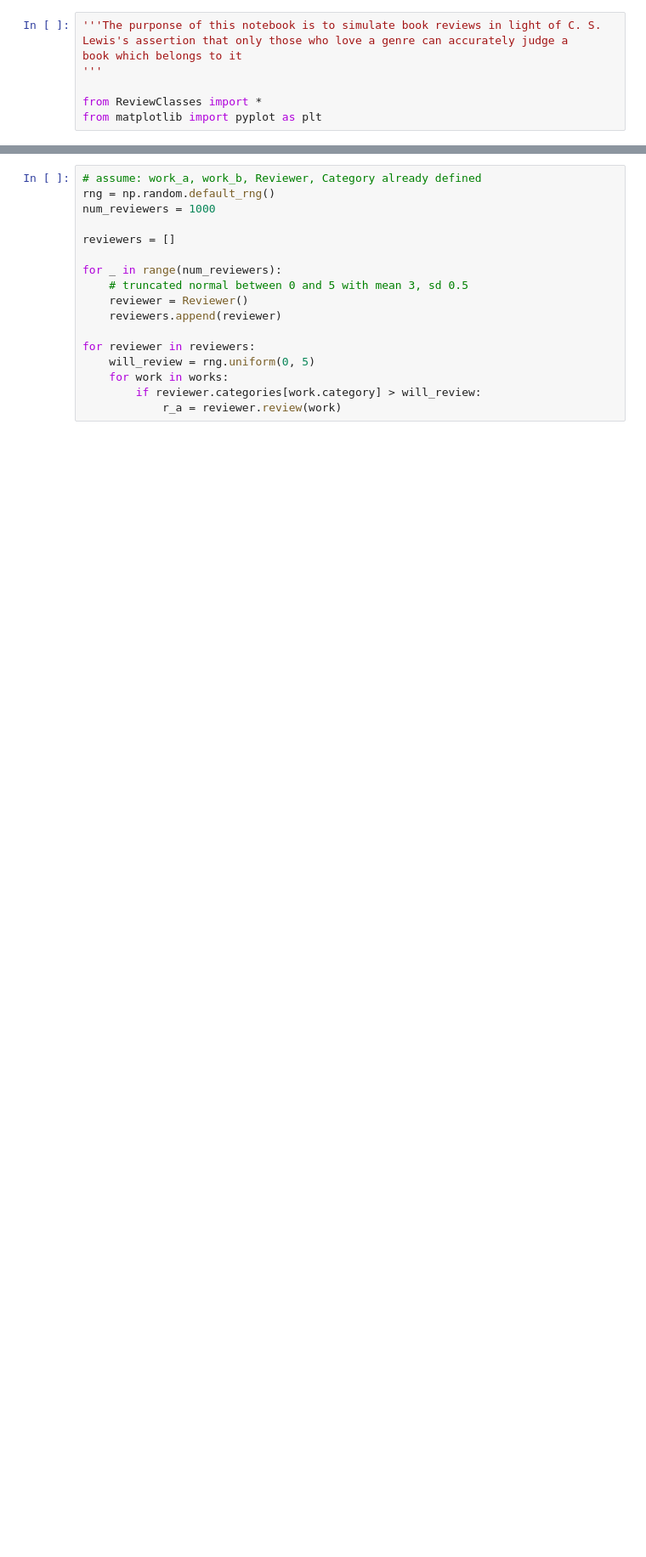
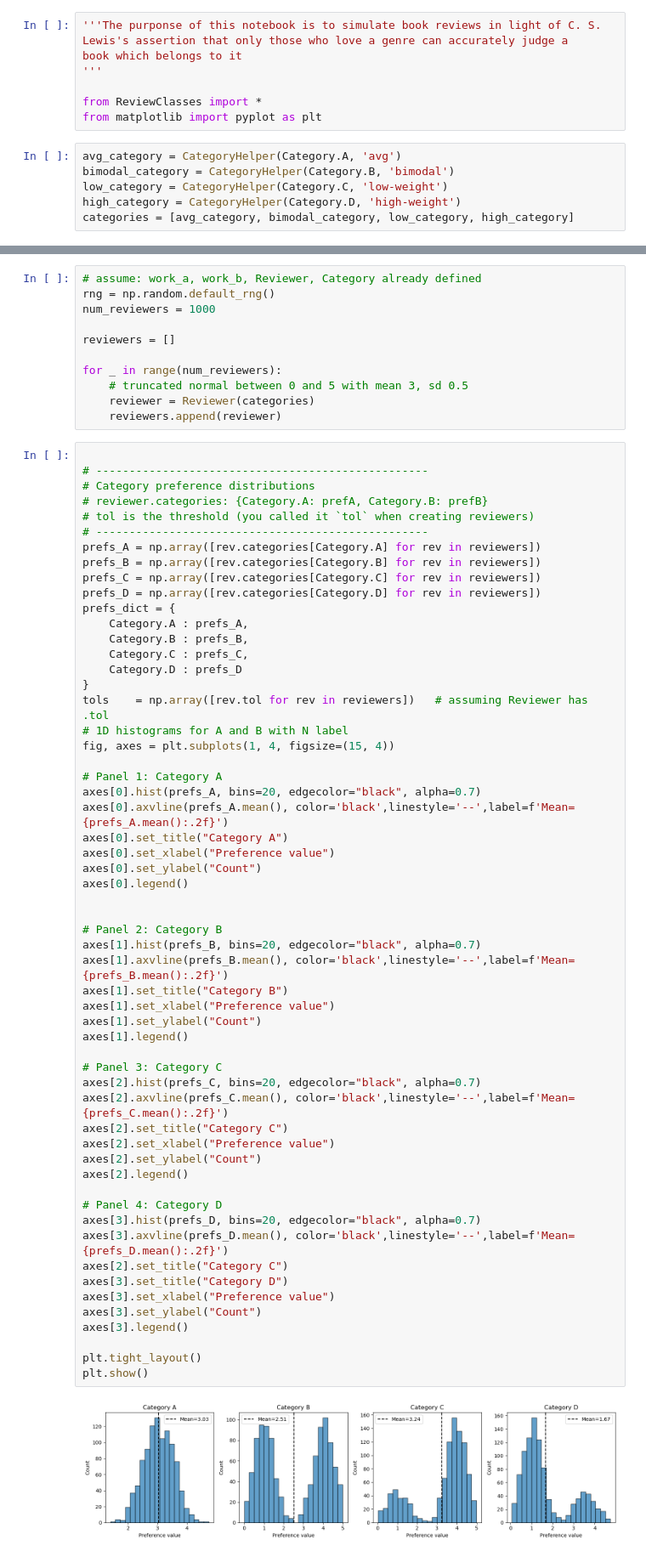
Before and after one commit to zshakespear/book_review_simulation, a Jupyter notebook: ReviewSimulator.ipynb, the cells around one changed output, grey strips where cells are left out. Shown at 85% size. Drawn from its saved outputs; the diff is of its cells as text; blank space fills up the shorter version.

Commit message:
refactored Categories to generate their own distributions and tested relationship between category distribution and average

```diff
--- a/ReviewSimulator.ipynb
+++ b/ReviewSimulator.ipynb
@@ -5,4 +5,10 @@ book which belongs to it
 
 from ReviewClasses import *
 from matplotlib import pyplot as plt
+# %%
+avg_category = CategoryHelper(Category.A, 'avg')
+bimodal_category = CategoryHelper(Category.B, 'bimodal')
+low_category = CategoryHelper(Category.C, 'low-weight')
+high_category = CategoryHelper(Category.D, 'high-weight')
+categories = [avg_category, bimodal_category, low_category, high_category]
 # %%
@@ -22,11 +27,64 @@ reviewers = []
 
 for _ in range(num_reviewers):
     # truncated normal between 0 and 5 with mean 3, sd 0.5
-    reviewer = Reviewer()
+    reviewer = Reviewer(categories)
     reviewers.append(reviewer)
-
-for reviewer in reviewers:
-    will_review = rng.uniform(0, 5)
-    for work in works:
-        if reviewer.categories[work.category] > will_review:
-            r_a = reviewer.review(work)
+# %%
+
+# --------------------------------------------------
+# Category preference distributions
+# reviewer.categories: {Category.A: prefA, Category.B: prefB}
+# tol is the threshold (you called it `tol` when creating reviewers)
+# --------------------------------------------------
+prefs_A = np.array([rev.categories[Category.A] for rev in reviewers])
+prefs_B = np.array([rev.categories[Category.B] for rev in reviewers])
+prefs_C = np.array([rev.categories[Category.C] for rev in reviewers])
+prefs_D = np.array([rev.categories[Category.D] for rev in reviewers])
+prefs_dict = {
+    Category.A : prefs_A,
+    Category.B : prefs_B,
+    Category.C : prefs_C,
+    Category.D : prefs_D
+}
+tols    = np.array([rev.tol for rev in reviewers])   # assuming Reviewer has .tol
+# 1D histograms for A and B with N label
+fig, axes = plt.subplots(1, 4, figsize=(15, 4))
+
+# Panel 1: Category A
+axes[0].hist(prefs_A, bins=20, edgecolor="black", alpha=0.7)
+axes[0].axvline(prefs_A.mean(), color='black',linestyle='--',label=f'Mean={prefs_A.mean():.2f}')
+axes[0].set_title("Category A")
+axes[0].set_xlabel("Preference value")
+axes[0].set_ylabel("Count")
+axes[0].legend()
+
+
+# Panel 2: Category B
+axes[1].hist(prefs_B, bins=20, edgecolor="black", alpha=0.7)
+axes[1].axvline(prefs_B.mean(), color='black',linestyle='--',label=f'Mean={prefs_B.mean():.2f}')
+axes[1].set_title("Category B")
+axes[1].set_xlabel("Preference value")
+axes[1].set_ylabel("Count")
+axes[1].legend()
+
+# Panel 3: Category C
+axes[2].hist(prefs_C, bins=20, edgecolor="black", alpha=0.7)
+axes[2].axvline(prefs_C.mean(), color='black',linestyle='--',label=f'Mean={prefs_C.mean():.2f}')
+axes[2].set_title("Category C")
+axes[2].set_xlabel("Preference value")
+axes[2].set_ylabel("Count")
+axes[2].legend()
+
+# Panel 4: Category D
+axes[3].hist(prefs_D, bins=20, edgecolor="black", alpha=0.7)
+axes[3].axvline(prefs_D.mean(), color='black',linestyle='--',label=f'Mean={prefs_D.mean():.2f}')
+axes[2].set_title("Category C")
+axes[3].set_title("Category D")
+axes[3].set_xlabel("Preference value")
+axes[3].set_ylabel("Count")
+axes[3].legend()
+
+plt.tight_layout()
+plt.show()
+# %% [output]
+[figure, added]
```
Also changed, not shown: parts of 4 cells of this notebook, 1 other file.
